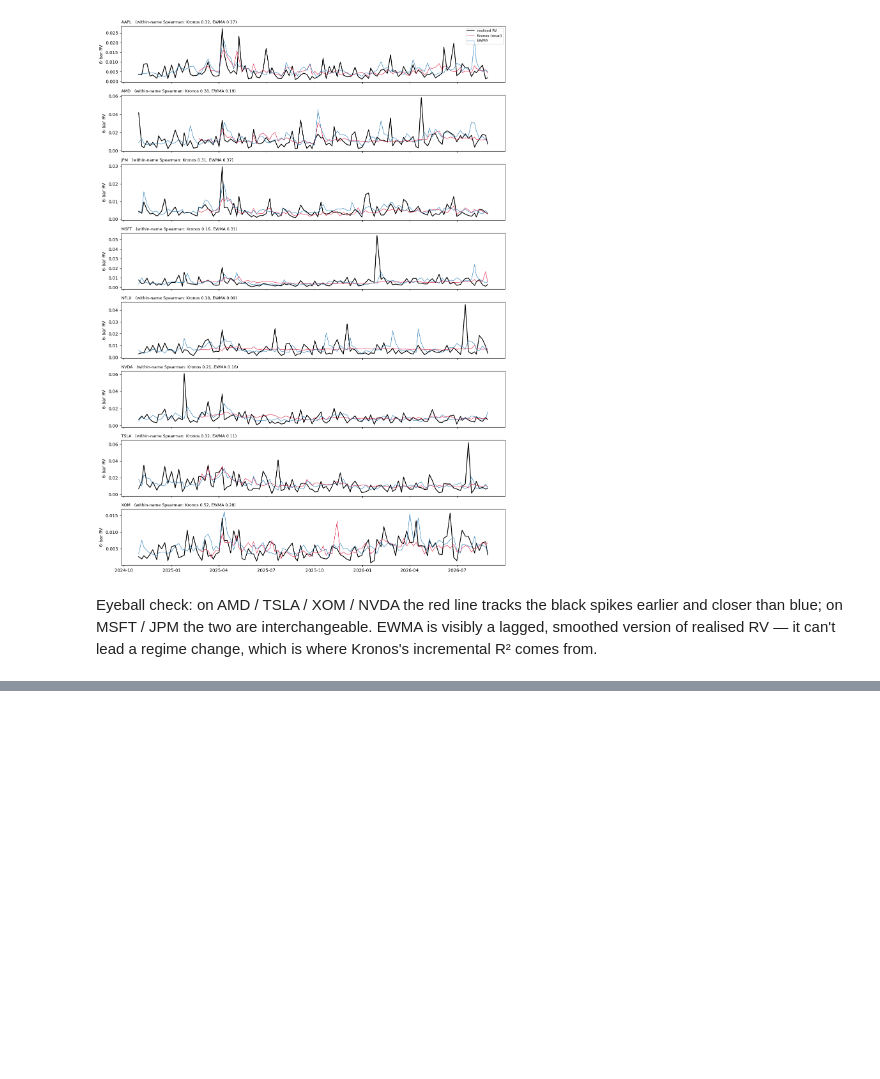
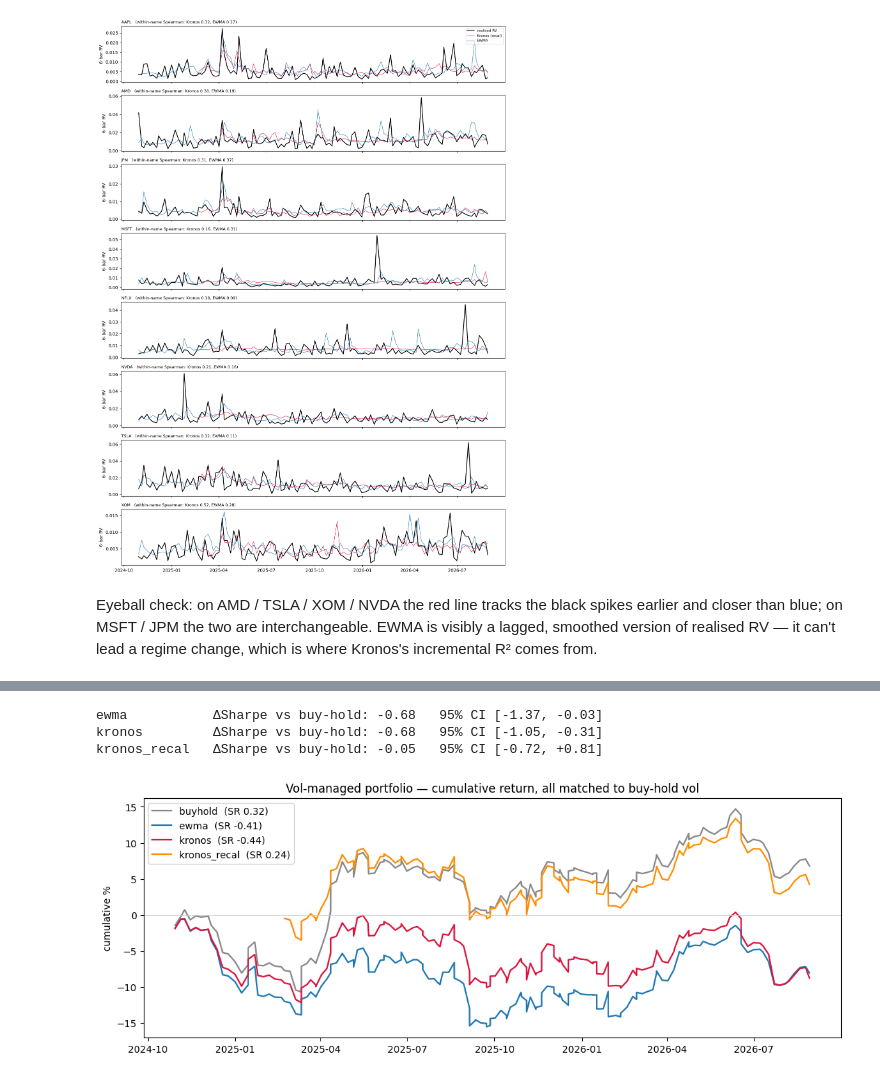
Before and after one commit to imanly97/kronos-evaluation, a Jupyter notebook: notebooks/probe_findings.ipynb, the cells around one changed output, grey strips where cells are left out. Cells and saved outputs as stored; diff of their text form; code cells hidden in the pictures; blank space fills up the shorter version.

```diff
--- a/notebooks/probe_findings.ipynb
+++ b/notebooks/probe_findings.ipynb
@@ -351,5 +395,4 @@ We recompute the actual next-session return from the hourly cache for each origi
 # %%
-# recover the actual next-session return for each origin, from the hourly cache
 cache = {tk: pd.read_pickle(f"research/probe_hourly_rv/data/hourly_cache/{tk}.pkl")
          for tk in names}
 def session_ret(row):
@@ -357,3 +400,5 @@ def session_ret(row):
     i = df.index.get_indexer([row["origin"]], method="nearest")[0]
     return float(np.log(df["close"].iloc[i:i+6]).diff().dropna().sum())
 d["sess_ret"] = d.apply(session_ret, axis=1)
+PER_YR = 365.25 / ((d["origin"].max() - d["origin"].min()).days / d["origin"].nunique())
+print(f"~{PER_YR:.0f} forecast origins per year")
@@ -407,13 +406,0 @@ reg
-# %%
-# rolling realised vol of the vol-targeted return series — flattest = best control
-fig, ax = plt.subplots(figsize=(13,4))
-for m,c in [("constant","#999"),("ewma","tab:blue"),("kronos_recal","crimson")]:
-    parts=[]
-    for tk,g in d.sort_values("origin").groupby("ticker"):
-        w = pd.Series(1.0,index=g.index) if m=="constant" else g[m].mean()/g[m].clip(1e-5)
-        parts.append((w*g["sess_ret"]) / g["sess_ret"].std())   # unit-vol per name
-    sr = pd.concat(parts).sort_index()
-    ax.plot(d["origin"].loc[sr.index].values,
-            sr.pow(2).rolling(60).mean().pow(.5).values, c=c, lw=1.4, label=m)
-ax.axhline(1.0, c="k", lw=.6, ls=":"); ax.set_ylabel("rolling realised vol (target=1)")
-ax.set_title("vol control over time — flatter & closer to 1 is better"); ax.legend(); plt.show()
@@ -445,0 +444,31 @@ Single-asset, no diversification, no turnover cost.)*
+# %%
+# is the Sharpe gap real, or sampling noise? block bootstrap over time.
+rng = np.random.default_rng(1)
+idx = pf.index.to_numpy(); n = len(idx); B = 4000; L = 8   # 8-obs blocks
+def boot_sharpe_gap(col):
+    gaps = []
+    starts = np.arange(n - L)
+    for _ in range(B):
+        pick = rng.choice(starts, size=n // L + 1)
+        sel = np.concatenate([np.arange(s, s+L) for s in pick])[:n]
+        s = pf.iloc[sel]
+        gaps.append((s[col].mean()/s[col].std() - s["buyhold"].mean()/s["buyhold"].std()) * np.sqrt(PER_YR))
+    lo, hi = np.percentile(gaps, [2.5, 97.5])
+    return np.mean(gaps), lo, hi
+
+for m in ["ewma","kronos","kronos_recal"]:
+    mn, lo, hi = boot_sharpe_gap(m)
+    print(f"{m:14s} ΔSharpe vs buy-hold: {mn:+.2f}   95% CI [{lo:+.2f}, {hi:+.2f}]")
+# %% [output]
+ewma           ΔSharpe vs buy-hold: -0.68   95% CI [-1.37, -0.03]
+kronos         ΔSharpe vs buy-hold: -0.68   95% CI [-1.05, -0.31]
+kronos_recal   ΔSharpe vs buy-hold: -0.05   95% CI [-0.72, +0.81]
+# %%
+# equity curves (all vol-matched to buy-hold)
+fig, ax = plt.subplots(figsize=(13, 4.5))
+for m, c in [("buyhold","#888"), ("ewma","tab:blue"), ("kronos","crimson"), ("kronos_recal","darkorange")]:
+    ax.plot(pf.index, pf[m].cumsum()*100, label=f"{m}  (SR {tbl.loc[m,'Sharpe']:.2f})", lw=1.6, c=c)
+ax.set_title("Vol-managed portfolio — cumulative return, all matched to buy-hold vol")
+ax.set_ylabel("cumulative %"); ax.legend(); ax.axhline(0, c="#ccc", lw=.6); plt.show()
+# %% [output]
+[figure, added]
```
Also changed, not shown: parts of 18 cells of this notebook, 4 other files.
